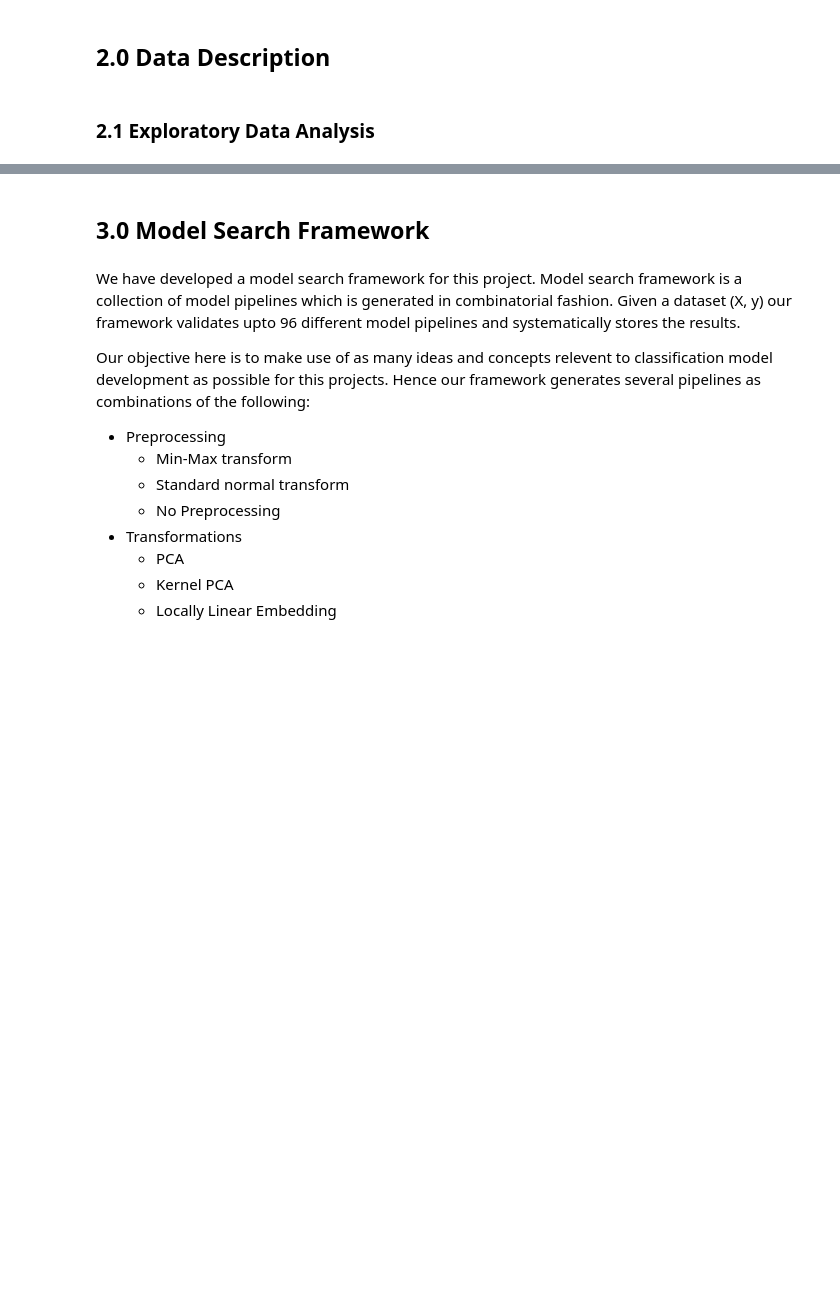
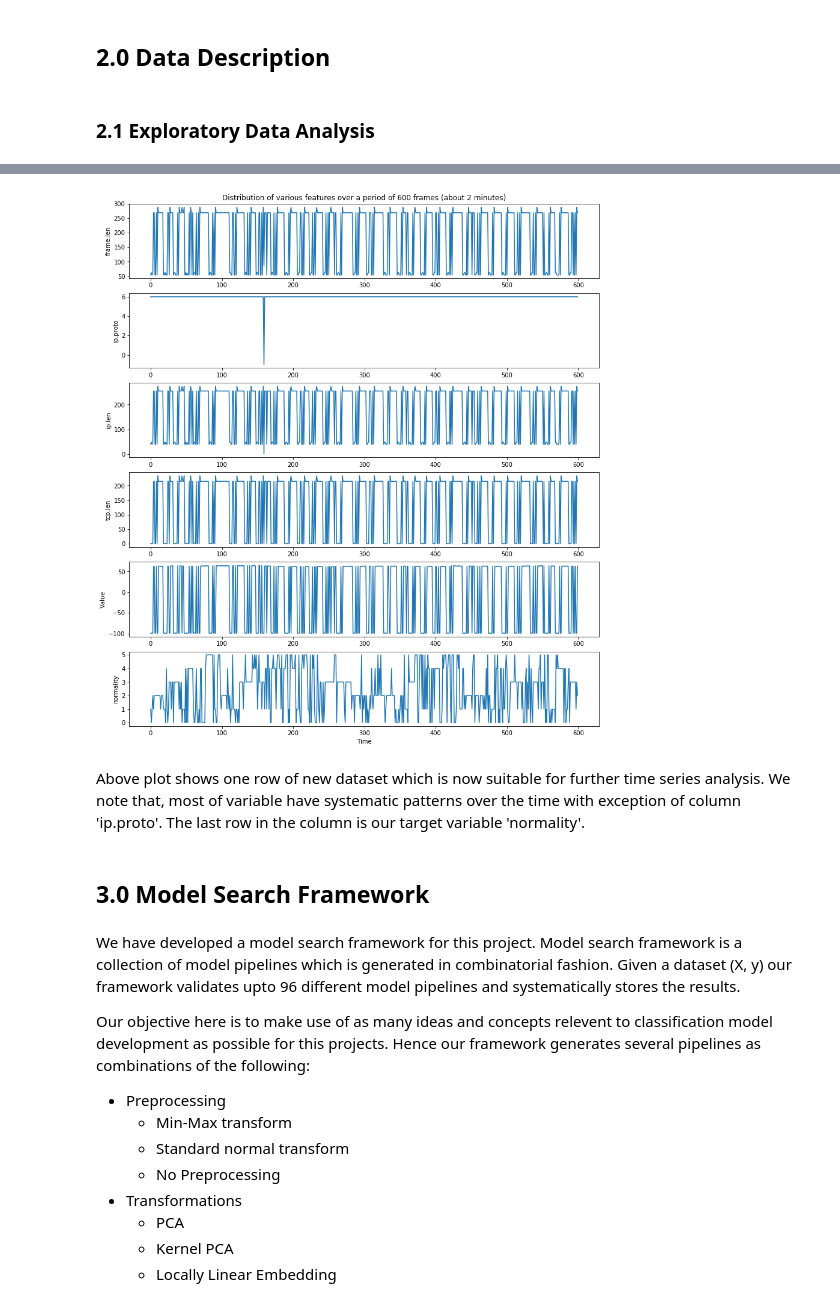
Before and after one commit to VinGPan/Machine_Learning_3252_project, a Jupyter notebook: project.ipynb, the cells around one changed output, grey strips where cells are left out. Drawn from its saved outputs; the diff is of its cells as text; code cells hidden in the pictures; blank space fills up the shorter version.

Commit message:
- notebook further updated

```diff
--- a/project.ipynb
+++ b/project.ipynb
@@ -11,3 +126,35 @@ import matplotlib.pyplot as plt
+# %%
+from src.s02_prepare_data import make_data
+
+# Sort the data in time order
+df = df.sort_values(by=['frame.time'])
+df = df.drop_duplicates('frame.time')
+
+# Make dataset which combines every consecutive 600 time-slices as one ROW in the new dataset
+config = {}
+config["data"] = {"cols" : ['frame.len', 'ip.proto', 'ip.len', 'tcp.len', 'Value'], "target" : 'normality', 'history' : 600, 'lead' : 1}
+X, y = make_data(df, config)
+
+# Plot one ROW of new dataset
+fig1, axs1 = plt.subplots(6, 1, figsize=(14, 16))
+axs1[0].plot(X[1][range(0, len(X[0]), 5)])
+axs1[0].set_ylabel('frame.len')
+axs1[0].set_title('Distribution of various features over a period of 600 frames (about 2 minutes)')
+axs1[1].plot(X[1][range(1, len(X[0]), 5)])
+axs1[1].set_ylabel('ip.proto')
+axs1[2].plot(X[1][range(2, len(X[0]), 5)])
+axs1[2].set_ylabel('ip.len')
+axs1[3].plot(X[1][range(3, len(X[0]), 5)])
+axs1[3].set_ylabel('tcp.len')
+axs1[4].plot(X[1][range(4, len(X[0]), 5)])
+axs1[4].set_ylabel('Value')
+axs1[5].plot(y[0:600])
+axs1[5].set_ylabel('normality')
+axs1[5].set_xlabel('Time');
+# %% [output]
+[figure, added]
+# %% [markdown]
+Above plot shows one row of new dataset which is now suitable for further time series analysis. We note that, most of variable have systematic patterns over the time with exception of column 'ip.proto'. The last row in the column is our target variable 'normality'.
 # %% [markdown]
 ## 3.0 Model Search Framework
 # %% [markdown]
```
Also changed, not shown: parts of 19 cells of this notebook, 1 other file.
